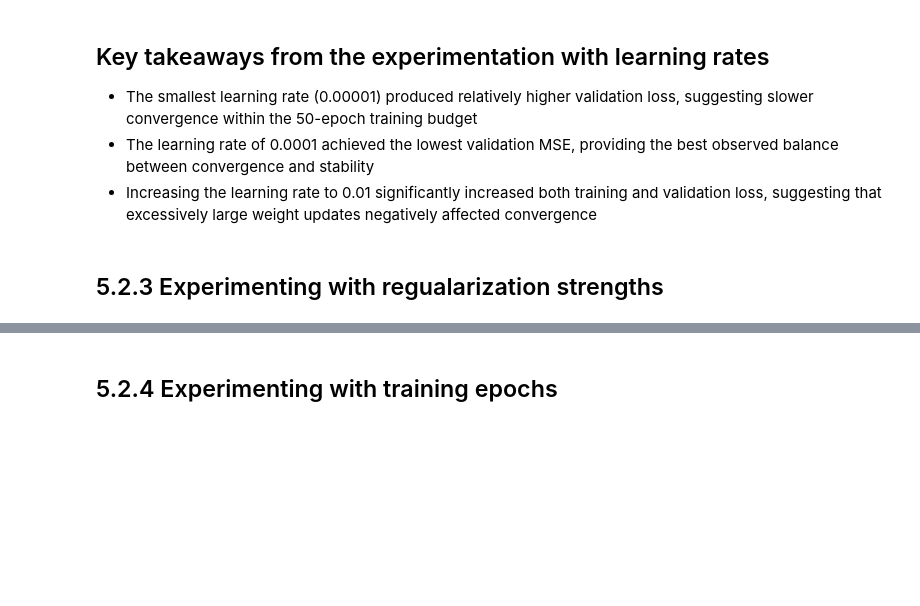
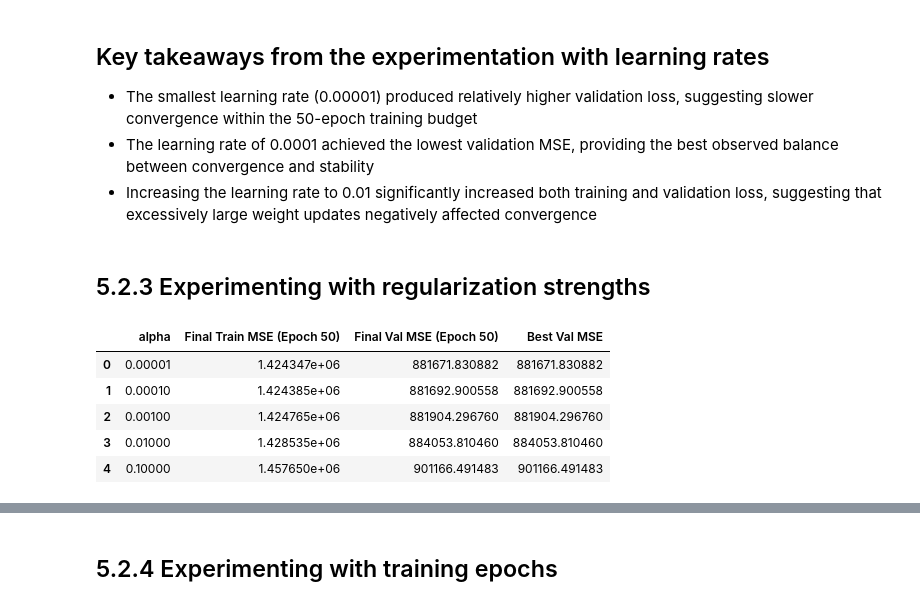
Before and after one commit to L-nsamba/linear_regression_model, a Jupyter notebook: summative/linear_regression/multivariate.ipynb, the cells around one changed output, grey strips where cells are left out. Drawn from its saved outputs; the diff is of its cells as text; code cells hidden in the pictures; blank space fills up the shorter version.

```diff
--- a/summative/linear_regression/multivariate.ipynb
+++ b/summative/linear_regression/multivariate.ipynb
@@ -652,4 +652,59 @@ print(lr_results_df.to_string(index=False))
 - The learning rate of 0.0001 achieved the lowest validation MSE, providing the best observed balance between convergence and stability
 - Increasing the learning rate to 0.01 significantly increased both training and validation loss, suggesting that excessively large weight updates negatively affected convergence
 # %% [markdown]
-## 5.2.3 Experimenting with regualarization strengths
+## 5.2.3 Experimenting with regularization strengths
+# %%
+alpha_values = [0.00001, 0.0001, 0.001, 0.01, 0.1]
+alpha_n_epochs = 50
+
+alpha_history = {}
+alpha_results = []
+
+for alpha in alpha_values:
+    model = SGDRegressor(
+        loss="squared_error",
+        penalty="l2",
+        alpha=alpha,
+        learning_rate="constant",
+        eta0=0.0001,
+        random_state=42,
+    )
+
+    alpha_train_mse_list = []
+    alpha_val_mse_list = []
+
+    for epoch in range(alpha_n_epochs):
+        model.partial_fit(X_tune_train_processed, y_tune_train)
+
+        # Generating predictions
+        train_preds = model.predict(X_tune_train_processed)
+        val_preds =  model.predict(X_val_processed)
+
+        # Calculating and storing the mse
+        train_mse = mean_squared_error(y_tune_train, train_preds)
+        val_mse = mean_squared_error(y_val, val_preds)
+
+        alpha_train_mse_list.append(train_mse)
+        alpha_val_mse_list.append(val_mse)
+
+    # Storing full epoch history
+    alpha_history[alpha] = {"train_mse": alpha_train_mse_list, "val_mse": alpha_val_mse_list}
+
+    # Appending only the final summary row
+    alpha_results.append({
+        "alpha": alpha,
+        "Final Train MSE (Epoch 50)": alpha_train_mse_list[-1],
+        "Final Val MSE (Epoch 50)": alpha_val_mse_list[-1],
+        "Best Val MSE": min(alpha_val_mse_list),
+    })
+
+# Converting summary results into a dataframe
+alpha_results_df = pd.DataFrame(alpha_results)
+display(alpha_results_df)
+# %% [output]
+|  | alpha | Final Train MSE (Epoch 50) | Final Val MSE (Epoch 50) | Best Val MSE |
+| 0 | 0.00001 | 1.424347e+06 | 881671.830882 | 881671.830882 |
+| 1 | 0.00010 | 1.424385e+06 | 881692.900558 | 881692.900558 |
+| 2 | 0.00100 | 1.424765e+06 | 881904.296760 | 881904.296760 |
+| 3 | 0.01000 | 1.428535e+06 | 884053.810460 | 884053.810460 |
+| 4 | 0.10000 | 1.457650e+06 | 901166.491483 | 901166.491483 |
```
Also changed, not shown: parts of 11 cells of this notebook.
